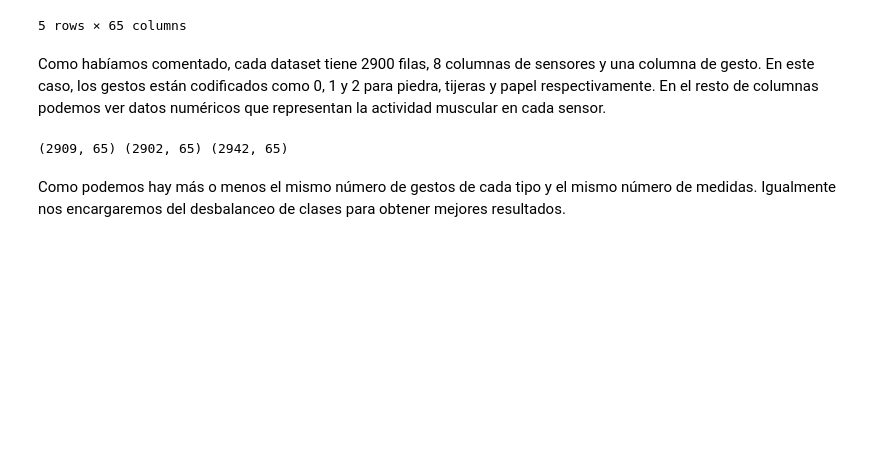
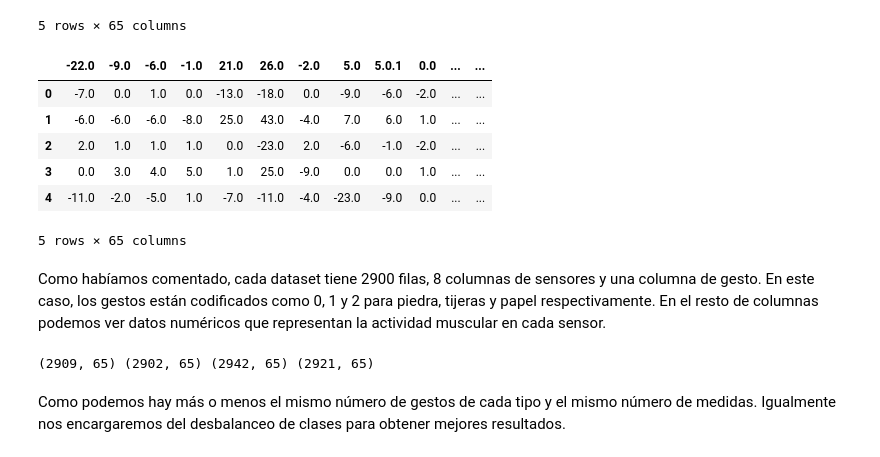
Before and after one commit to Dai-vl/Machine-Learning, a Jupyter notebook: PF/PF.ipynb, the cells around one changed output. Saved outputs shown, nothing was run; the diff lists cells and outputs as text; code cells hidden in the pictures; blank space fills up the shorter version.

```diff
--- a/PF/PF.ipynb
+++ b/PF/PF.ipynb
@@ -71,7 +79,7 @@ RANDOM_STATE = 42
 X0 = pd.read_csv('0.csv')
 X1 = pd.read_csv('1.csv')
 X2 = pd.read_csv('2.csv')
-#X3 = pd.read_csv('3.csv')
+X3 = pd.read_csv('3.csv')
 # %% [markdown]
 Podemos ver lo que contienen los datasets en las siguientes tablas:
 # %%
@@ -104,12 +112,22 @@ X2.head()
 | 3 | -5.0 | -9.0 | -2.0 | -5.0 | -46.0 | -34.0 | -9.0 | -4.0 | 0.0 | 8.0 | ... | ... |
 | 4 | 3.0 | -3.0 | -6.0 | -5.0 | -3.0 | -4.0 | -5.0 | -4.0 | -5.0 | 8.0 | ... | ... |
 5 rows × 65 columns
+# %%
+X3.head()
+# %% [output]
+|  | -22.0 | -9.0 | -6.0 | -1.0 | 21.0 | 26.0 | -2.0 | 5.0 | 5.0.1 | 0.0 | ... | ... |
+| 0 | -7.0 | 0.0 | 1.0 | 0.0 | -13.0 | -18.0 | 0.0 | -9.0 | -6.0 | -2.0 | ... | ... |
+| 1 | -6.0 | -6.0 | -6.0 | -8.0 | 25.0 | 43.0 | -4.0 | 7.0 | 6.0 | 1.0 | ... | ... |
+| 2 | 2.0 | 1.0 | 1.0 | 1.0 | 0.0 | -23.0 | 2.0 | -6.0 | -1.0 | -2.0 | ... | ... |
+| 3 | 0.0 | 3.0 | 4.0 | 5.0 | 1.0 | 25.0 | -9.0 | 0.0 | 0.0 | 1.0 | ... | ... |
+| 4 | -11.0 | -2.0 | -5.0 | 1.0 | -7.0 | -11.0 | -4.0 | -23.0 | -9.0 | 0.0 | ... | ... |
+5 rows × 65 columns
 # %% [markdown]
 Como habíamos comentado, cada dataset tiene 2900 filas, 8 columnas de sensores y una columna de gesto. En este caso, los gestos están codificados como 0, 1 y 2 para piedra, tijeras y papel respectivamente. En el resto de columnas podemos ver datos numéricos que representan la actividad muscular en cada sensor.
 # %%
-print(X0.shape, X1.shape, X2.shape)
+print(X0.shape, X1.shape, X2.shape, X3.shape)
 # %% [output]
-(2909, 65) (2902, 65) (2942, 65)
+(2909, 65) (2902, 65) (2942, 65) (2921, 65)
 # %% [markdown]
 Como podemos hay más o menos el mismo número de gestos de cada tipo y el mismo número de medidas. Igualmente nos encargaremos del desbalanceo de clases para obtener mejores resultados.
 # %% [markdown]
```
Also changed, not shown: parts of 25 cells of this notebook, 2 other files.
